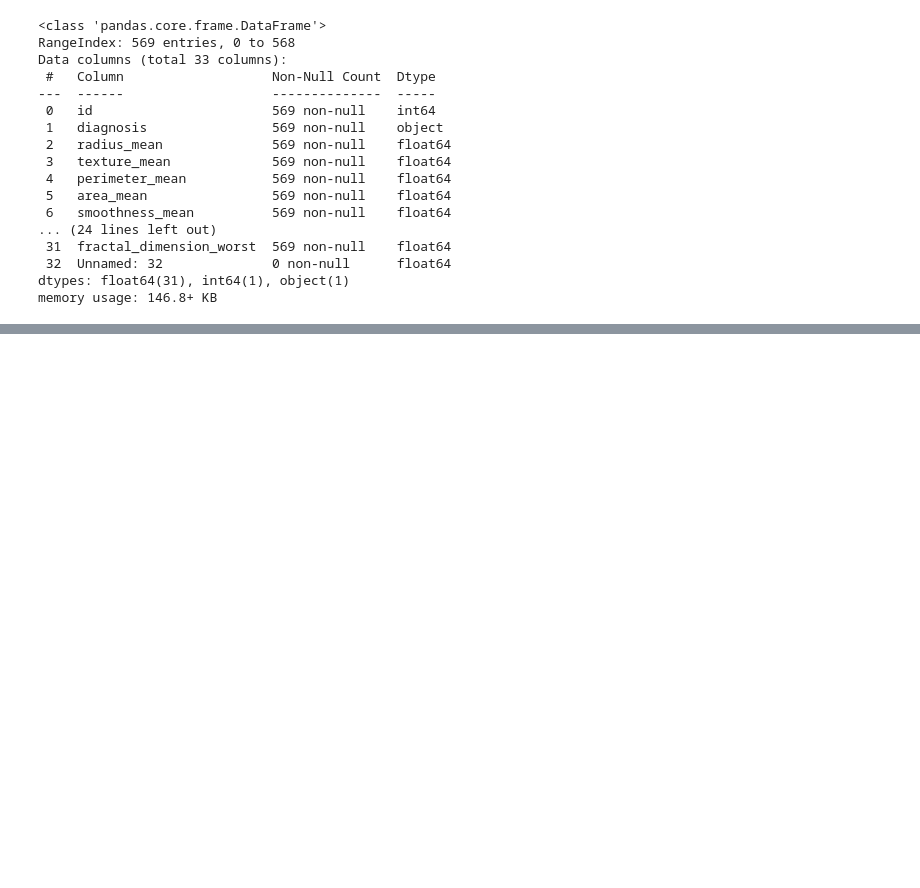
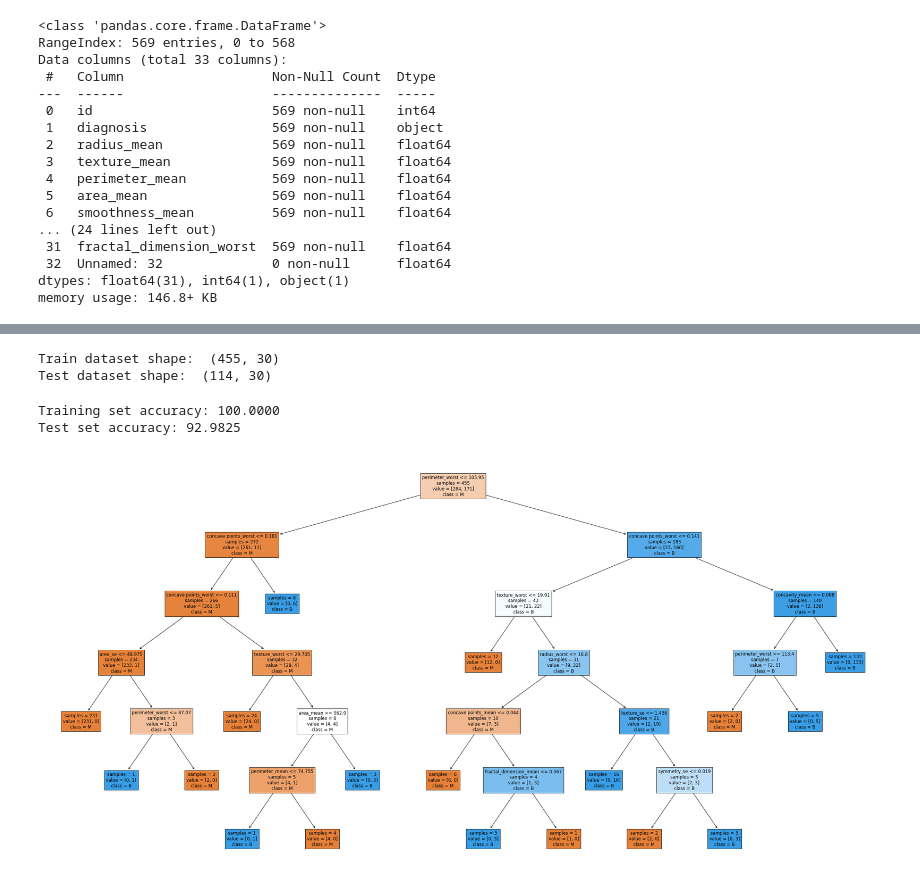
Before and after one commit to janburian/Semestralni_prace_ZSY, a Jupyter notebook: breast_cancer.ipynb, the cells around one changed output, grey strips where cells are left out. Cells and saved outputs as stored; diff of their text form; code cells hidden in the pictures; blank space fills up the shorter version.

```diff
--- a/breast_cancer.ipynb
+++ b/breast_cancer.ipynb
@@ -58,0 +66,25 @@ dataset.head()
+# %%
+X = dataset.drop('diagnosis', axis=1)
+Y = dataset['diagnosis']
+# %%
+# creating test and train datasets
+X_train, X_test, Y_train, Y_test = train_test_split(X, Y, test_size=0.2, random_state = 14)
+print("Train dataset shape: ", X_train.shape)
+print("Test dataset shape: ", X_test.shape)
+# %% [output]
+Train dataset shape:  (455, 30)
+Test dataset shape:  (114, 30)
+# %%
+model = tree.DecisionTreeClassifier(criterion='entropy', splitter='best', random_state = 50)
+model.fit(X_train, Y_train)
+predictions = model.predict(X_test)
+print('Training set accuracy: {:.4f}'.format(model.score(X_train, Y_train) * 100))
+print('Test set accuracy: {:.4f}'.format(model.score(X_test, Y_test) * 100))
+
+
+fig = plt.figure(figsize=(40,20))
+fig = tree.plot_tree(model, feature_names=list(X.columns.values),  class_names=['M', 'B'], filled=True, impurity = False)
+# %% [output]
+Training set accuracy: 100.0000
+Test set accuracy: 92.9825
+[figure, added]
```
Also changed, not shown: parts of 11 cells of this notebook, 1 other file.
